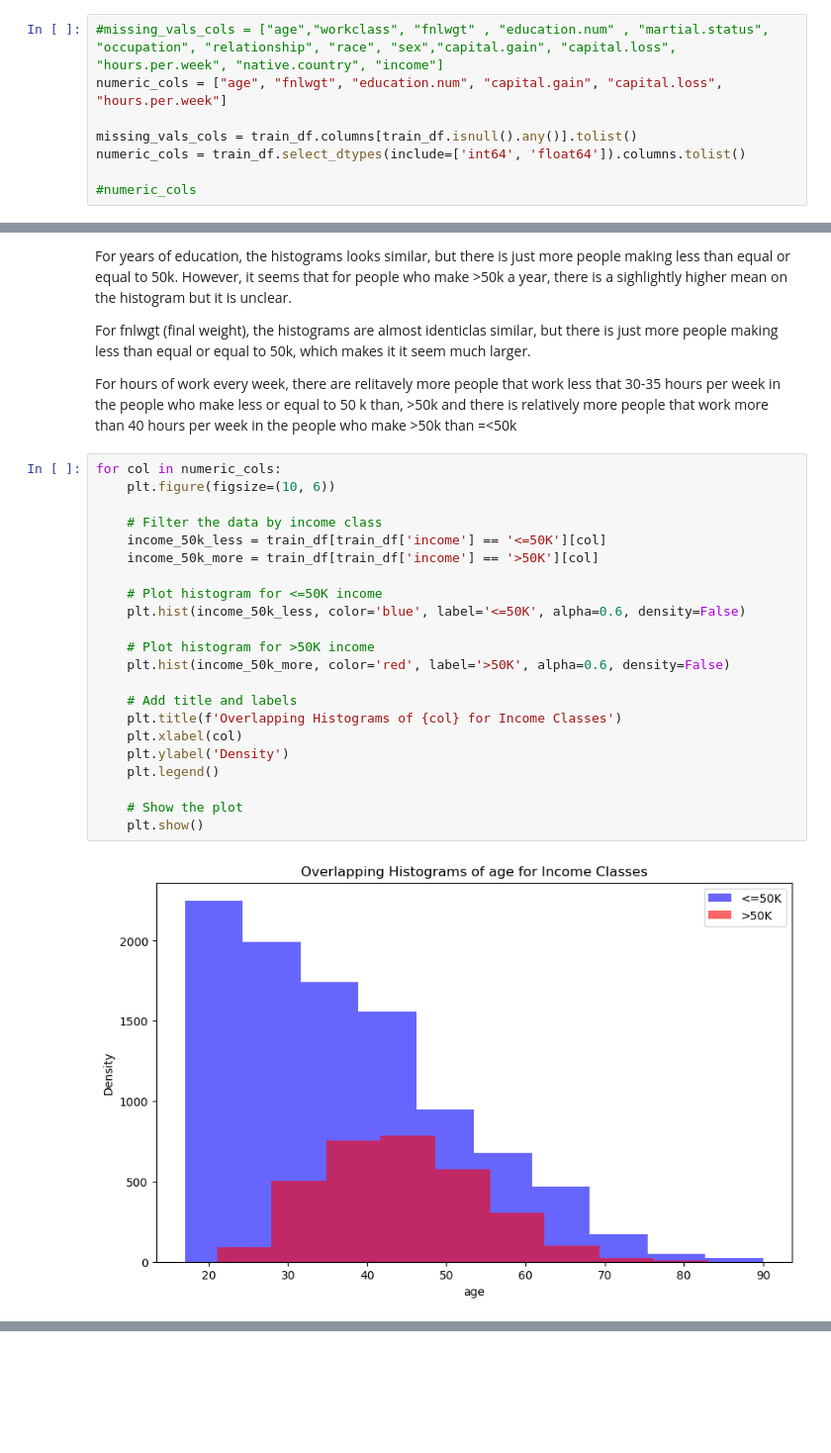
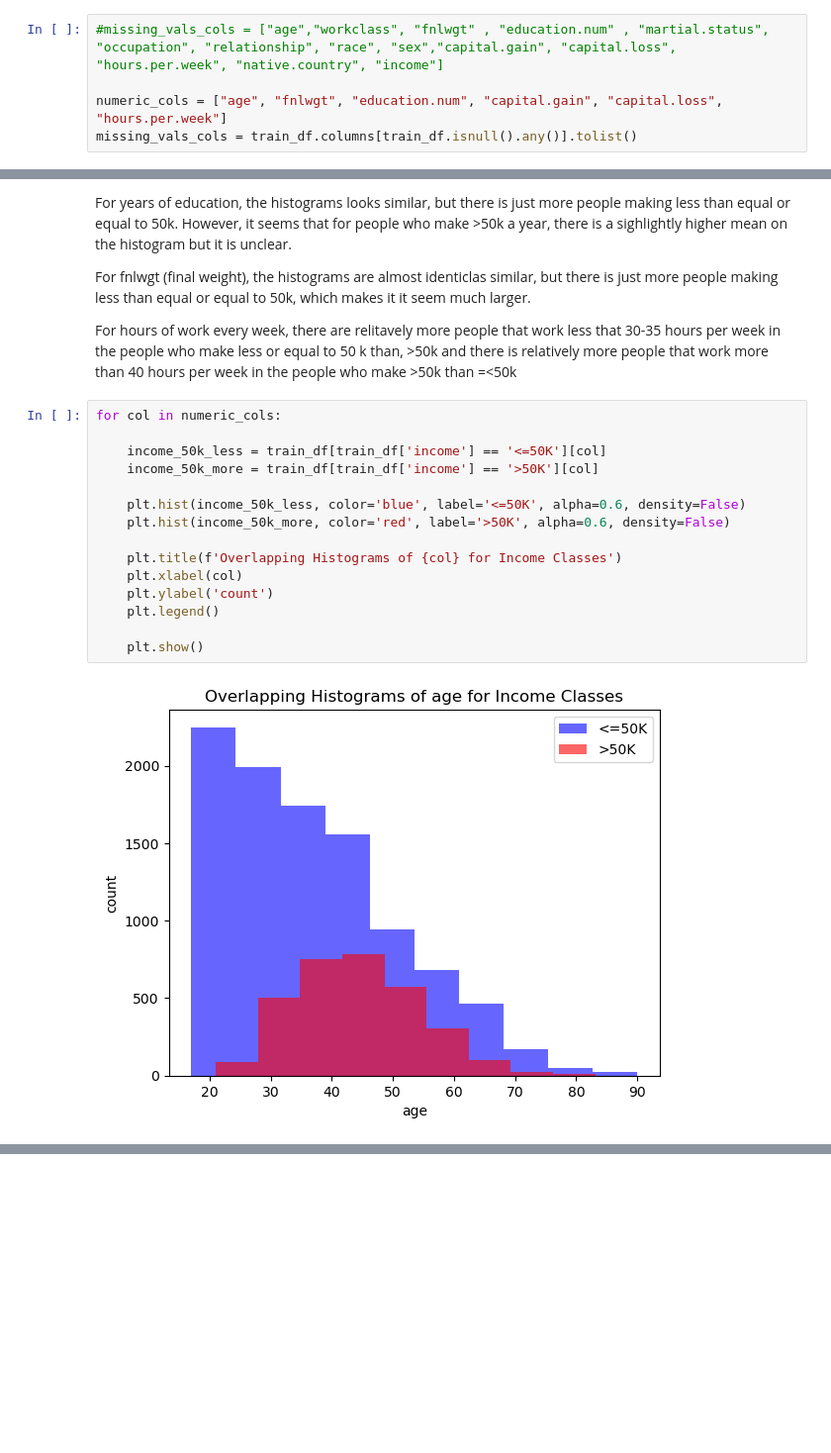
Before and after one commit to eb-akhvi/cpsc330_hw3, a Jupyter notebook: hw3.ipynb, the cells around one changed output, grey strips where cells are left out. Shown at 99% size. Saved outputs shown, nothing was run; the diff lists cells and outputs as text; blank space fills up the shorter version.

```diff
--- a/hw3.ipynb
+++ b/hw3.ipynb
@@ -200,12 +200,9 @@ Ellipsis
 Ellipsis
 # %%
 #missing_vals_cols = ["age","workclass", "fnlwgt" , "education.num" , "martial.status", "occupation", "relationship", "race", "sex","capital.gain", "capital.loss", "hours.per.week", "native.country", "income"]
+
 numeric_cols = ["age", "fnlwgt", "education.num", "capital.gain", "capital.loss", "hours.per.week"]
-
 missing_vals_cols = train_df.columns[train_df.isnull().any()].tolist()
-numeric_cols = train_df.select_dtypes(include=['int64', 'float64']).columns.tolist()
-
-#numeric_cols
 # %%
 # Sorting the lists for the autograder
 missing_vals_cols.sort()
@@ -253,25 +250,18 @@ For fnlwgt (final weight), the histograms are almost identiclas similar, but the
 For hours of work every week, there are relitavely more people that work less that 30-35 hours per week in the people who make less or equal to 50 k than, >50k and there is relatively more people that work more than 40 hours per week in the people who make >50k than =<50k
 # %%
 for col in numeric_cols:
-    plt.figure(figsize=(10, 6))
 
-    # Filter the data by income class
     income_50k_less = train_df[train_df['income'] == '<=50K'][col]
     income_50k_more = train_df[train_df['income'] == '>50K'][col]
 
-    # Plot histogram for <=50K income
     plt.hist(income_50k_less, color='blue', label='<=50K', alpha=0.6, density=False)
-
-    # Plot histogram for >50K income
     plt.hist(income_50k_more, color='red', label='>50K', alpha=0.6, density=False)
 
-    # Add title and labels
     plt.title(f'Overlapping Histograms of {col} for Income Classes')
     plt.xlabel(col)
-    plt.ylabel('Density')
+    plt.ylabel('count')
     plt.legend()
 
-    # Show the plot
     plt.show()
 # %% [output]
-[figure, old version]
+[figure, new version]
```
Also changed, not shown: parts of 12 cells of this notebook.
